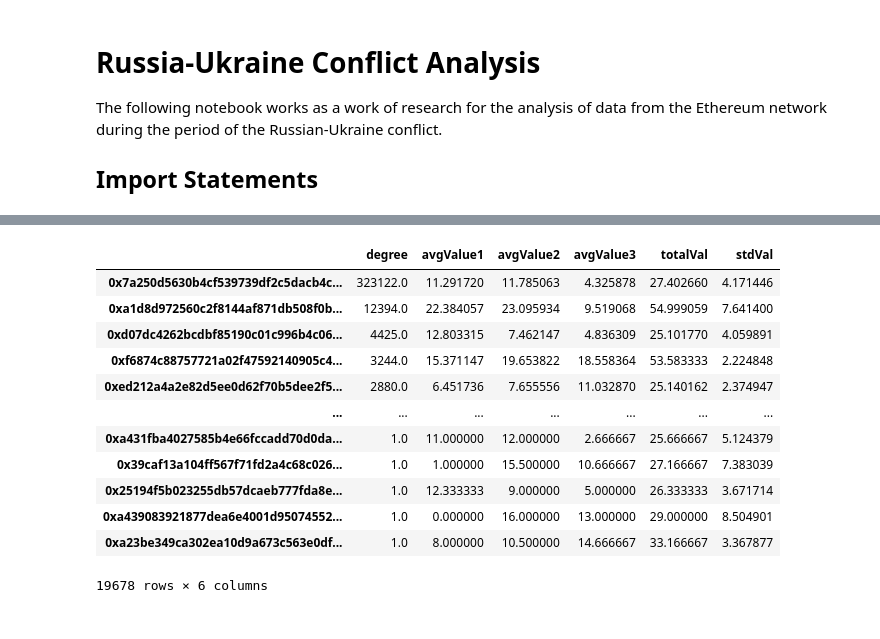
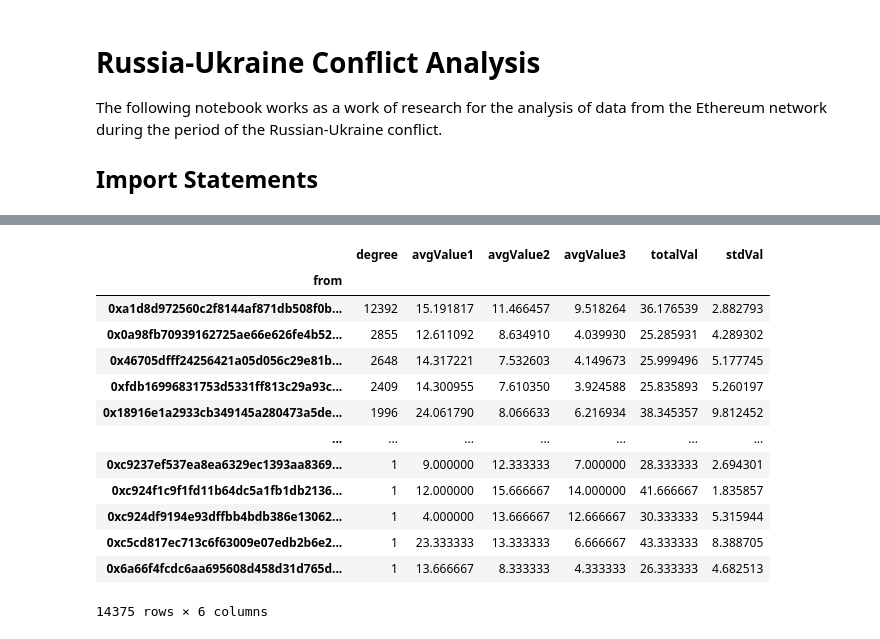
Before and after one commit to PedroHFSO/ru-ethereum-analysis, a Jupyter notebook: src/main.ipynb, the cells around one changed output, grey strips where cells are left out. Drawn from its saved outputs; the diff is of its cells as text; code cells hidden in the pictures.

```diff
--- a/src/main.ipynb
+++ b/src/main.ipynb
@@ -215,0 +359,4 @@ asc_df
+# %%
+del degree_analyzer
+degree_analyzer = ETHDegreeAnalyzer(lookup_path='../data/', degree_type=DegreeType.OUT_DEGREE)
+lookup_out = degree_analyzer.get_ascending_accounts(10, 1)
@@ -216,16 +410,18 @@ asc_df
 # %%
-degree_analyzer.get_descending_accounts(10, 25)
+des_df = degree_analyzer.get_descending_accounts(10, 25)
+des_df
 # %% [output]
 |  | degree | avgValue1 | avgValue2 | avgValue3 | totalVal | stdVal |
-| 0x7a250d5630b4cf539739df2c5dacb4c... | 323122.0 | 11.291720 | 11.785063 | 4.325878 | 27.402660 | 4.171446 |
-| 0xa1d8d972560c2f8144af871db508f0b... | 12394.0 | 22.384057 | 23.095934 | 9.519068 | 54.999059 | 7.641400 |
-| 0xd07dc4262bcdbf85190c01c996b4c06... | 4425.0 | 12.803315 | 7.462147 | 4.836309 | 25.101770 | 4.059891 |
-| 0xf6874c88757721a02f47592140905c4... | 3244.0 | 15.371147 | 19.653822 | 18.558364 | 53.583333 | 2.224848 |
-| 0xed212a4a2e82d5ee0d62f70b5dee2f5... | 2880.0 | 6.451736 | 7.655556 | 11.032870 | 25.140162 | 2.374947 |
+| from |  |  |  |  |  |  |
+| 0xa1d8d972560c2f8144af871db508f0b... | 12392 | 15.191817 | 11.466457 | 9.518264 | 36.176539 | 2.882793 |
+| 0x0a98fb70939162725ae66e626fe4b52... | 2855 | 12.611092 | 8.634910 | 4.039930 | 25.285931 | 4.289302 |
+| 0x46705dfff24256421a05d056c29e81b... | 2648 | 14.317221 | 7.532603 | 4.149673 | 25.999496 | 5.177745 |
+| 0xfdb16996831753d5331ff813c29a93c... | 2409 | 14.300955 | 7.610350 | 3.924588 | 25.835893 | 5.260197 |
+| 0x18916e1a2933cb349145a280473a5de... | 1996 | 24.061790 | 8.066633 | 6.216934 | 38.345357 | 9.812452 |
 | ... | ... | ... | ... | ... | ... | ... |
-| 0xa431fba4027585b4e66fccadd70d0da... | 1.0 | 11.000000 | 12.000000 | 2.666667 | 25.666667 | 5.124379 |
-| 0x39caf13a104ff567f71fd2a4c68c026... | 1.0 | 1.000000 | 15.500000 | 10.666667 | 27.166667 | 7.383039 |
-| 0x25194f5b023255db57dcaeb777fda8e... | 1.0 | 12.333333 | 9.000000 | 5.000000 | 26.333333 | 3.671714 |
-| 0xa439083921877dea6e4001d95074552... | 1.0 | 0.000000 | 16.000000 | 13.000000 | 29.000000 | 8.504901 |
-| 0xa23be349ca302ea10d9a673c563e0df... | 1.0 | 8.000000 | 10.500000 | 14.666667 | 33.166667 | 3.367877 |
+| 0xc9237ef537ea8ea6329ec1393aa8369... | 1 | 9.000000 | 12.333333 | 7.000000 | 28.333333 | 2.694301 |
+| 0xc924f1c9f1fd11b64dc5a1fb1db2136... | 1 | 12.000000 | 15.666667 | 14.000000 | 41.666667 | 1.835857 |
+| 0xc924df9194e93dffbb4bdb386e13062... | 1 | 4.000000 | 13.666667 | 12.666667 | 30.333333 | 5.315944 |
+| 0xc5cd817ec713c6f63009e07edb2b6e2... | 1 | 23.333333 | 13.333333 | 6.666667 | 43.333333 | 8.388705 |
+| 0x6a66f4fcdc6aa695608d458d31d765d... | 1 | 13.666667 | 8.333333 | 4.333333 | 26.333333 | 4.682513 |
-19678 rows × 6 columns
+14375 rows × 6 columns
```
Also changed, not shown: parts of 13 cells of this notebook.
